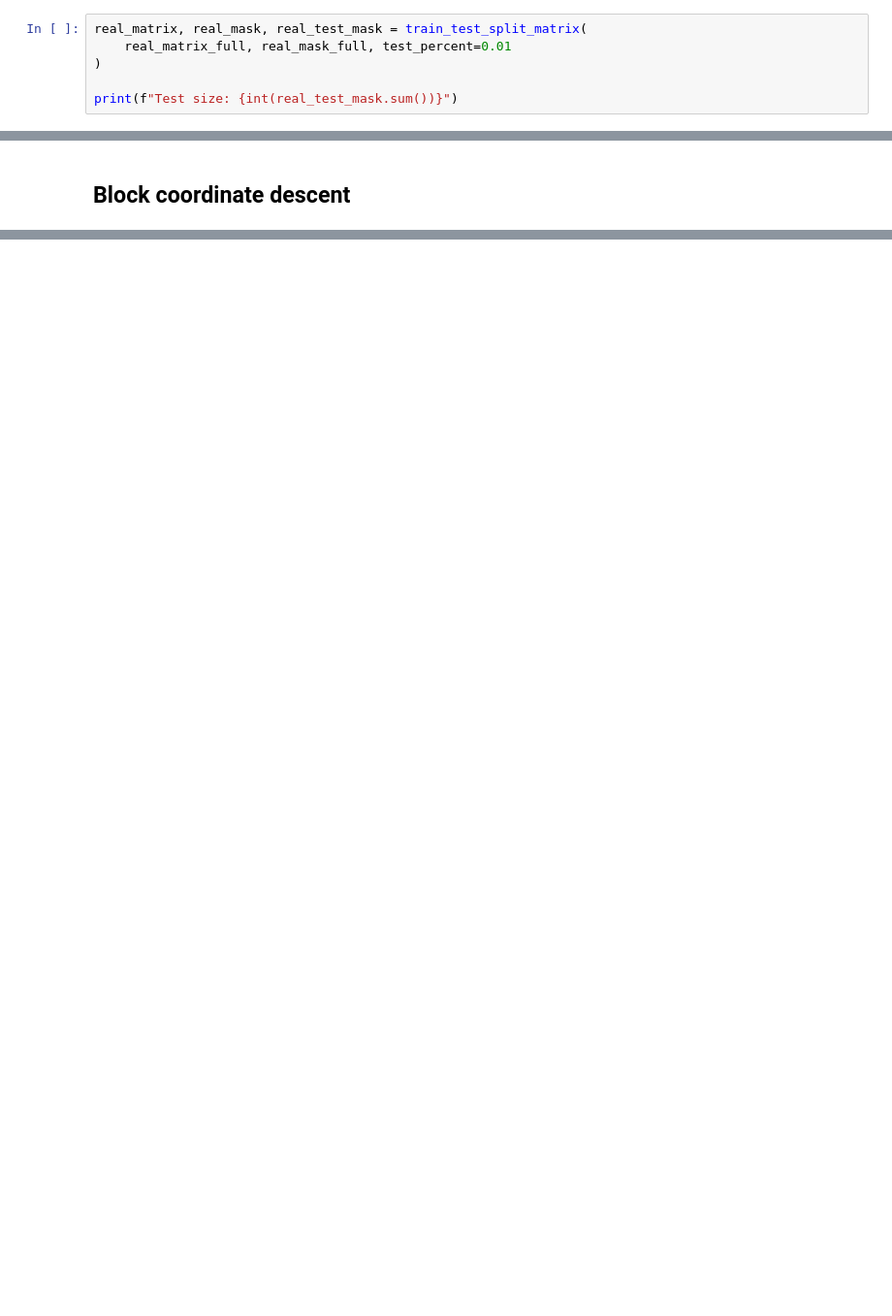
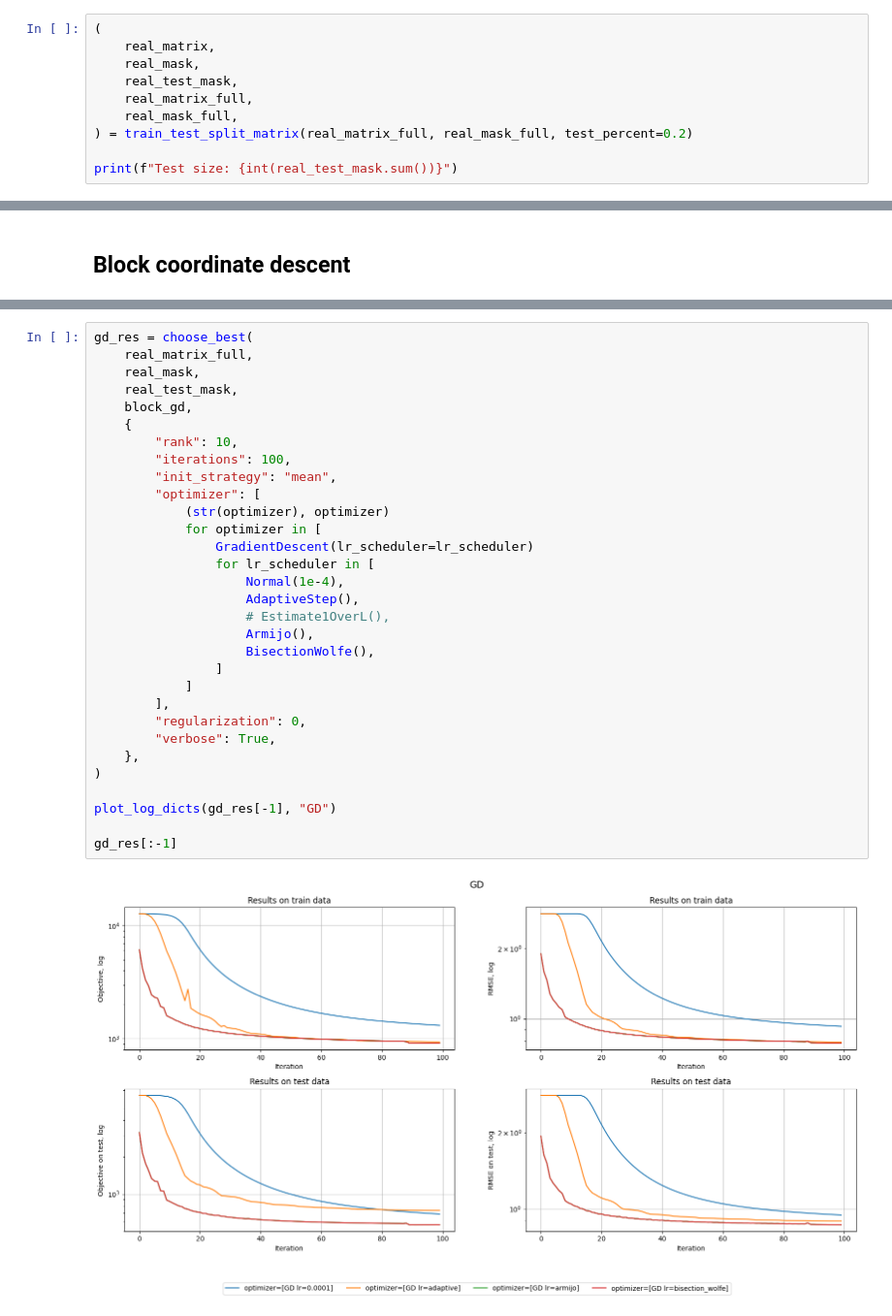
Before and after one commit to dsomni/hdda-f24, a Jupyter notebook: solution.ipynb, the cells around one changed output, grey strips where cells are left out. Shown at 97% size. Drawn from its saved outputs; the diff is of its cells as text; blank space fills up the shorter version.

```diff
--- a/solution.ipynb
+++ b/solution.ipynb
@@ -143,9 +237,13 @@ def load_real_data() -> tuple[np.ndarray, np.ndarray]:
 
 real_matrix_full, real_mask_full = load_real_data()
 # %%
-real_matrix, real_mask, real_test_mask = train_test_split_matrix(
-    real_matrix_full, real_mask_full, test_percent=0.01
-)
+(
+    real_matrix,
+    real_mask,
+    real_test_mask,
+    real_matrix_full,
+    real_mask_full,
+) = train_test_split_matrix(real_matrix_full, real_mask_full, test_percent=0.2)
 
 print(f"Test size: {int(real_test_mask.sum())}")
 # %% [output]
@@ -736,0 +973,33 @@ save_solution(svd_res[0], decimals=5)
+# %%
+gd_res = choose_best(
+    real_matrix_full,
+    real_mask,
+    real_test_mask,
+    block_gd,
+    {
+        "rank": 10,
+        "iterations": 100,
+        "init_strategy": "mean",
+        "optimizer": [
+            (str(optimizer), optimizer)
+            for optimizer in [
+                GradientDescent(lr_scheduler=lr_scheduler)
+                for lr_scheduler in [
+                    Normal(1e-4),
+                    AdaptiveStep(),
+                    # Estimate1OverL(),
+                    Armijo(),
+                    BisectionWolfe(),
+                ]
+            ]
+        ],
+        "regularization": 0,
+        "verbose": True,
+    },
+)
+
+plot_log_dicts(gd_res[-1], "GD")
+
+gd_res[:-1]
+# %% [output]
+[figure, added]
```
Also changed, not shown: parts of 58 cells of this notebook, 6 other files.
